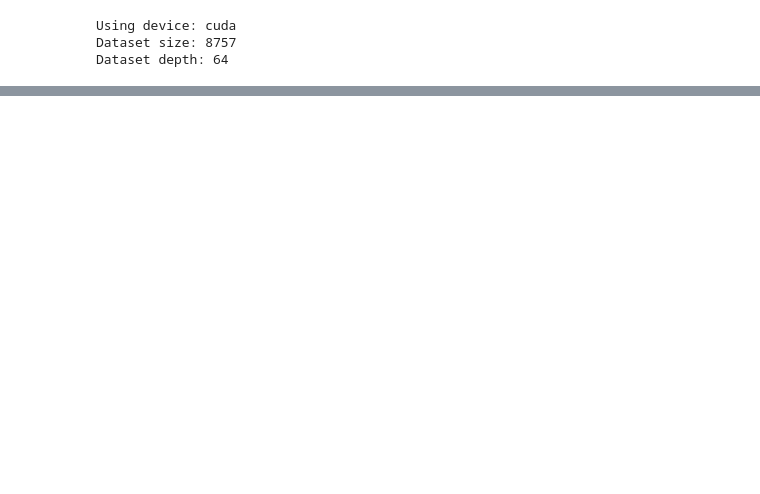
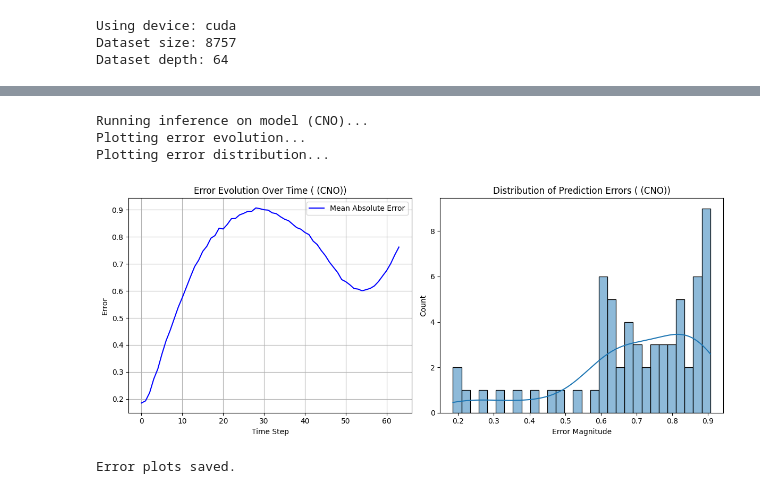
Before and after one commit to fangjunzhou/acoustic-no, a Jupyter notebook: notebooks/eval.ipynb, the cells around one changed output, grey strips where cells are left out. Saved outputs shown, nothing was run; the diff lists cells and outputs as text; code cells hidden in the pictures; blank space fills up the shorter version.

```diff
--- a/notebooks/eval.ipynb
+++ b/notebooks/eval.ipynb
@@ -101,0 +114,9 @@ Average results for model 'CNO':
+# %%
+eval_utils.plot_inference_results(cno, dataset,
+                                  path=None, kind="error", name="CNO")
+# %% [output]
+Running inference on model (CNO)...
+Plotting error evolution...
+Plotting error distribution...
+[figure, added]
+Error plots saved.
```
Also changed, not shown: parts of 8 cells of this notebook, 2 other files.
